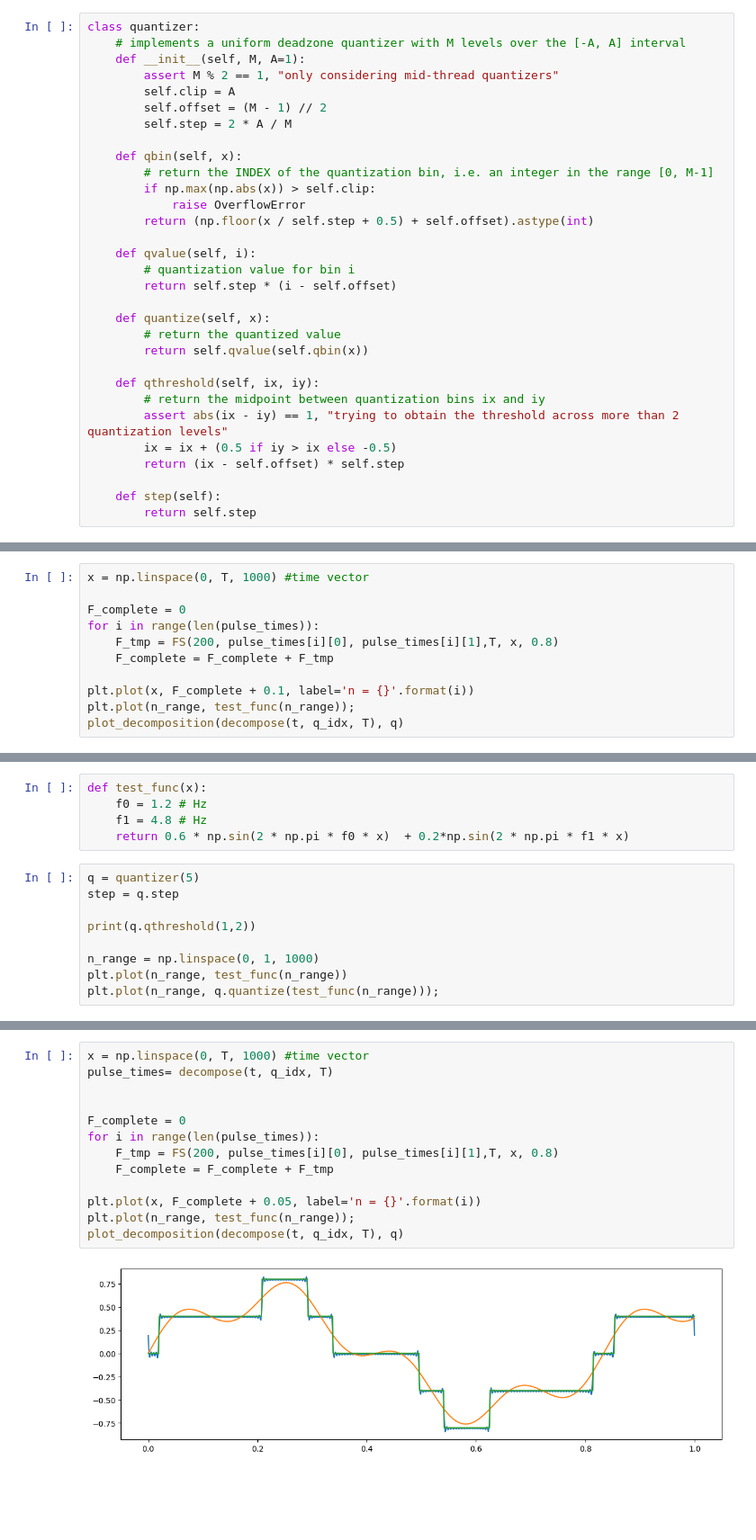
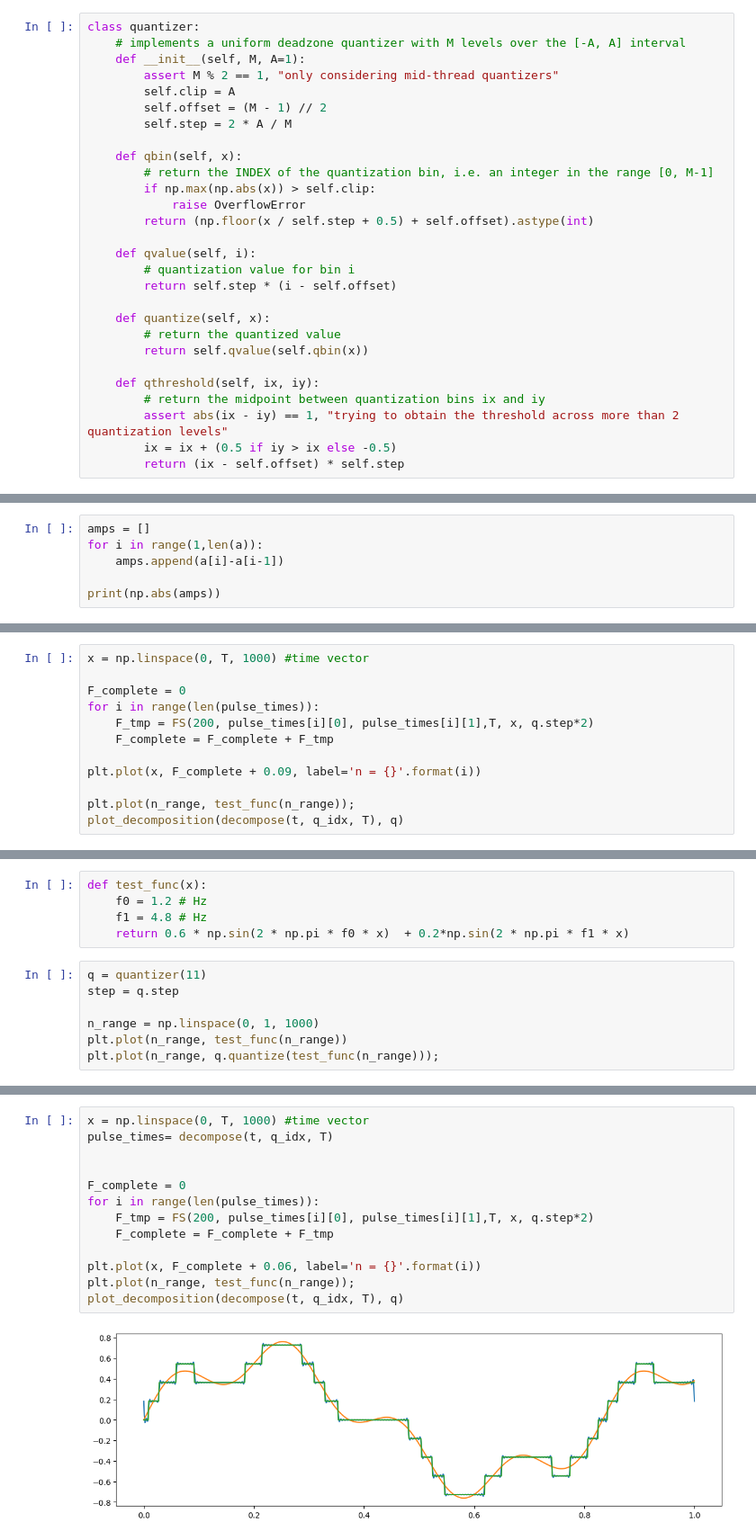
Before and after one commit to lindafabs/Semester-Project, a Jupyter notebook: linda_read.ipynb, the cells around one changed output, grey strips where cells are left out. Shown at 90% size. Cells and saved outputs as stored; diff of their text form; blank space fills up the shorter version.

```diff
--- a/linda_read.ipynb
+++ b/linda_read.ipynb
@@ -36,7 +36,4 @@ class quantizer:
         assert abs(ix - iy) == 1, "trying to obtain the threshold across more than 2 quantization levels"
         ix = ix + (0.5 if iy > ix else -0.5)
         return (ix - self.offset) * self.step
-
-    def step(self):
-        return self.step
 # %%
@@ -114,0 +115,6 @@ Bins index: [4 3 2 1 0 1 2 3 4 3]
+# %%
+amps = []
+for i in range(1,len(a)):
+    amps.append(a[i]-a[i-1])
+
+print(np.abs(amps))
@@ -253,10 +264,11 @@ x = np.linspace(0, T, 1000) #time vector
 
 F_complete = 0
 for i in range(len(pulse_times)):
-    F_tmp = FS(200, pulse_times[i][0], pulse_times[i][1],T, x, 0.8)
+    F_tmp = FS(200, pulse_times[i][0], pulse_times[i][1],T, x, q.step*2)
     F_complete = F_complete + F_tmp
 
-plt.plot(x, F_complete + 0.1, label='n = {}'.format(i))
+plt.plot(x, F_complete + 0.09, label='n = {}'.format(i))
+
 plt.plot(n_range, test_func(n_range));
 plot_decomposition(decompose(t, q_idx, T), q)
 # %% [output]
@@ -315,10 +309,8 @@ def test_func(x):
     f1 = 4.8 # Hz
     return 0.6 * np.sin(2 * np.pi * f0 * x)  + 0.2*np.sin(2 * np.pi * f1 * x)
 # %%
-q = quantizer(5)
+q = quantizer(11)
 step = q.step
-
-print(q.qthreshold(1,2))
 
 n_range = np.linspace(0, 1, 1000)
 plt.plot(n_range, test_func(n_range))
@@ -365,15 +360,15 @@ plt.show()
 # %%
 x = np.linspace(0, T, 1000) #time vector
 pulse_times= decompose(t, q_idx, T)
 
 
 F_complete = 0
 for i in range(len(pulse_times)):
-    F_tmp = FS(200, pulse_times[i][0], pulse_times[i][1],T, x, 0.8)
+    F_tmp = FS(200, pulse_times[i][0], pulse_times[i][1],T, x, q.step*2)
     F_complete = F_complete + F_tmp
 
-plt.plot(x, F_complete + 0.05, label='n = {}'.format(i))
+plt.plot(x, F_complete + 0.06, label='n = {}'.format(i))
 plt.plot(n_range, test_func(n_range));
 plot_decomposition(decompose(t, q_idx, T), q)
 # %% [output]
-[figure, old version]
+[figure, new version]
```
Also changed, not shown: parts of 18 cells of this notebook, 1 other file.
